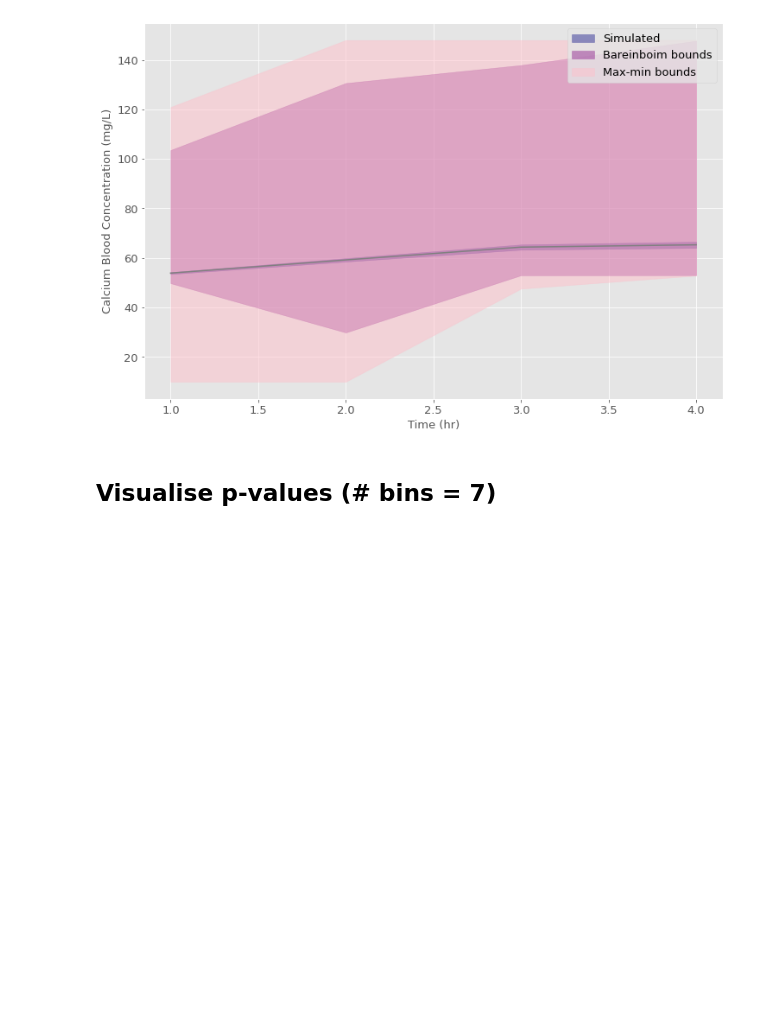
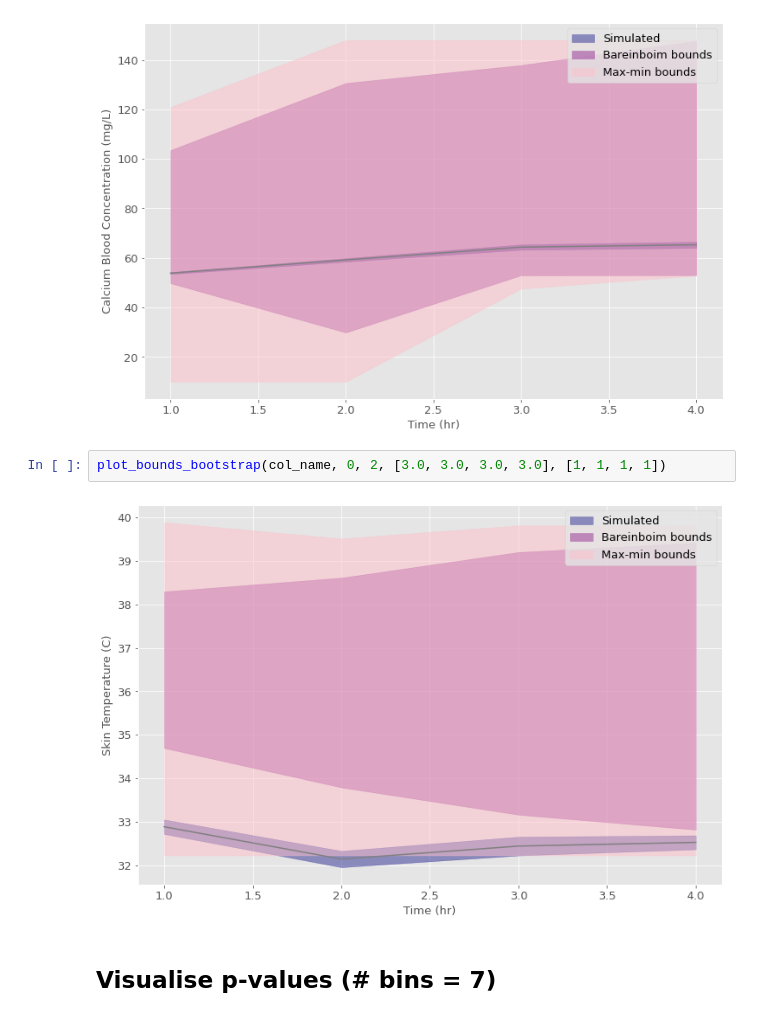
Before and after one commit to faaizT/CausalTwinAssessment, a Jupyter notebook: Hypothesis testing analysis (updated).ipynb, the cells around one changed output. Saved outputs shown, nothing was run; the diff lists cells and outputs as text; blank space fills up the shorter version.

```diff
--- a/Hypothesis testing analysis (updated).ipynb
+++ b/Hypothesis testing analysis (updated).ipynb
@@ -383,6 +383,10 @@ plot_bounds_bootstrap(col_name, 0, 2, [3, 3, 3, 3], [1, 1, 1, 1])
 plot_bounds_bootstrap(col_name, 1, 4, [3.0, 3.0, 3.0, 2.0], [3, 3, 3, 3])
 # %% [output]
 [figure]
+# %%
+plot_bounds_bootstrap(col_name, 0, 2, [3.0, 3.0, 3.0, 3.0], [1, 1, 1, 1])
+# %% [output]
+[figure, added]
 # %% [markdown]
 ## Visualise p-values (# bins = 7)
 # %%
```
Also changed, not shown: parts of 2 cells of this notebook.
